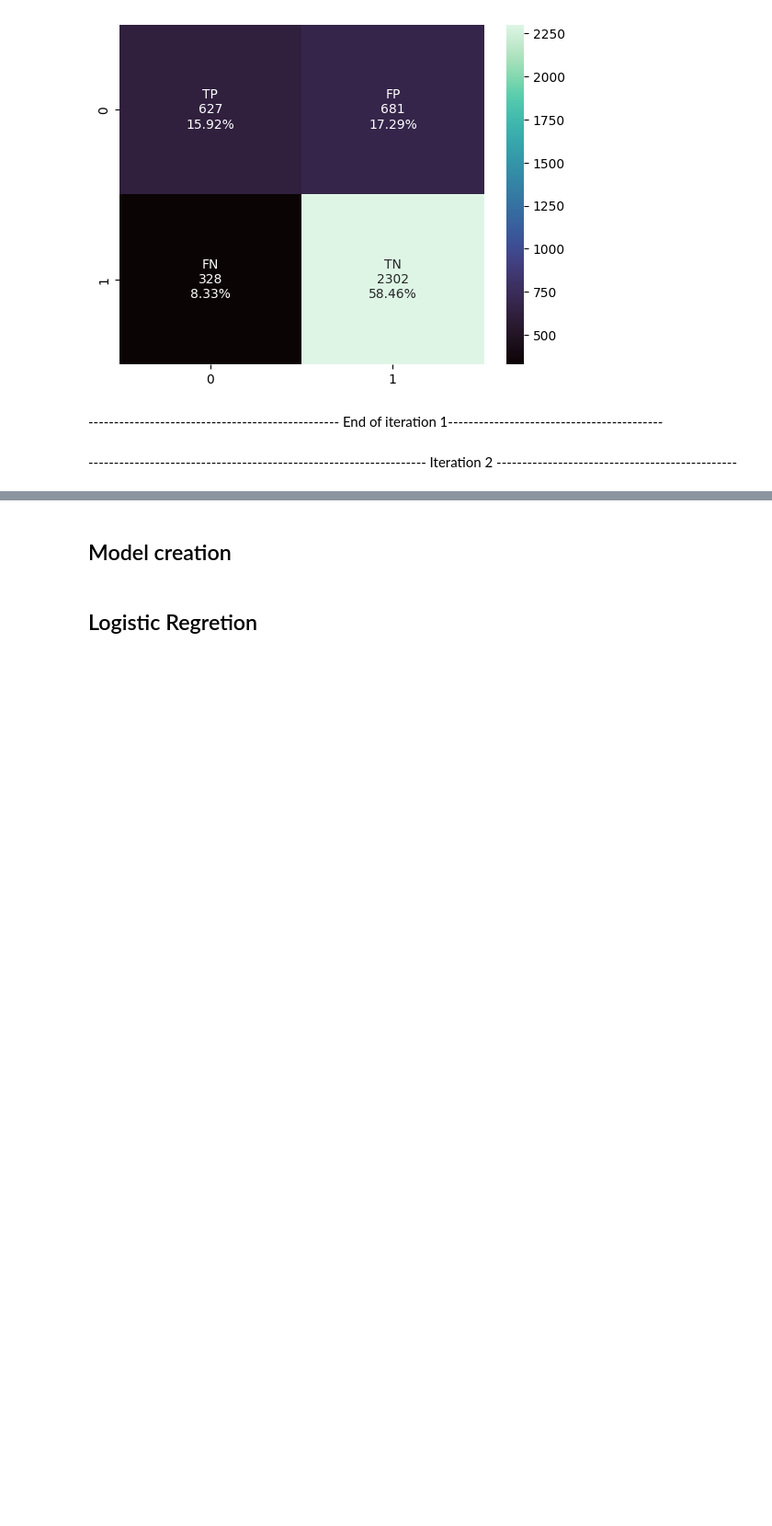
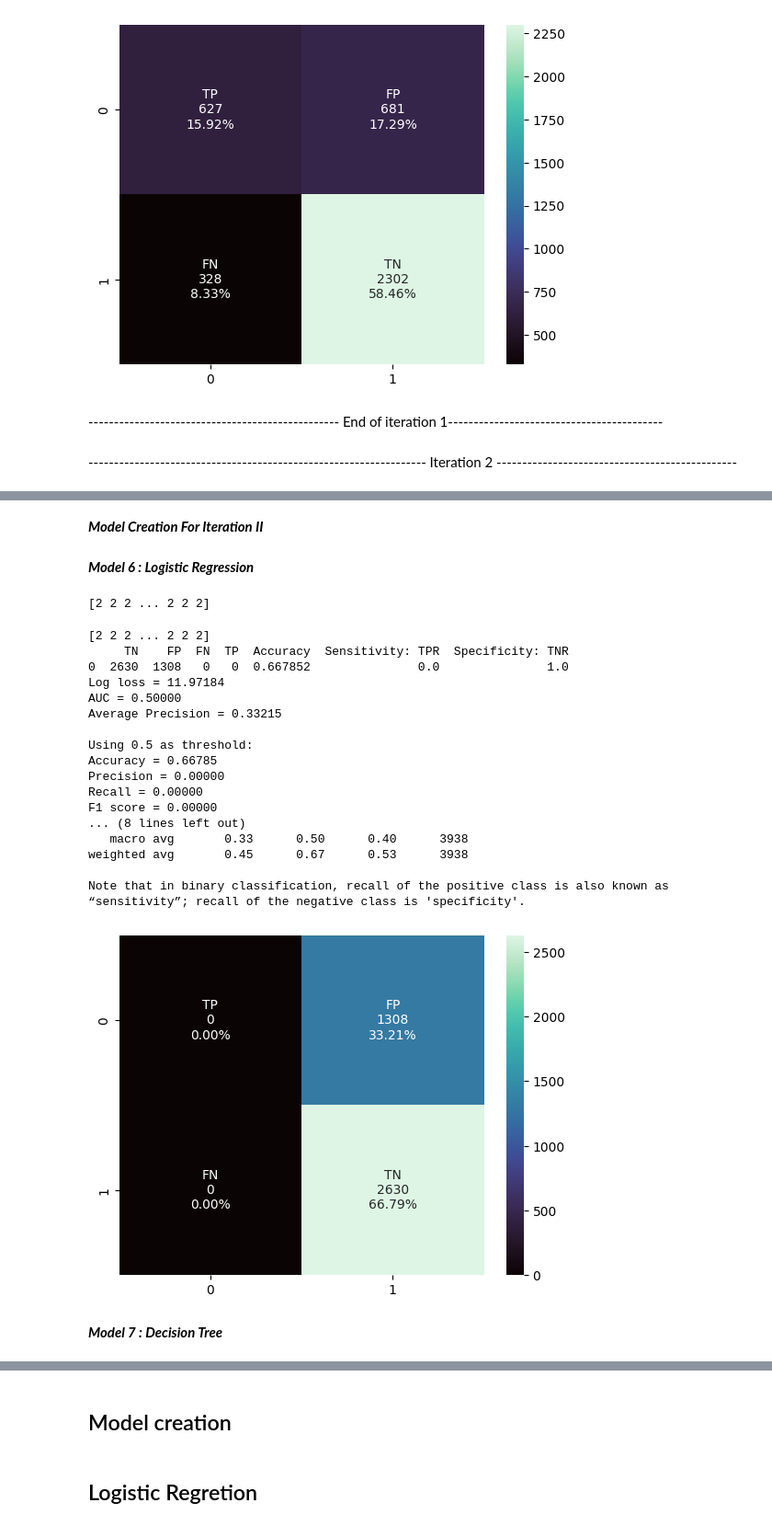
Before and after one commit to hicranA/2018_BRFSS_survey_data_anlaysis, a Jupyter notebook: dataProcessing.ipynb, the cells around one changed output, grey strips where cells are left out. Shown: that part at 92% size. Saved outputs shown, nothing was run; the diff lists cells and outputs as text; code cells hidden in the pictures; blank space fills up the shorter version.

Commit message:
iteration 5

```diff
--- a/dataProcessing.ipynb
+++ b/dataProcessing.ipynb
@@ -132,9 +136,10 @@ selected column names Index(['x.age80', 'x.ageg5yr', 'x.age.g', 'employ1', 'diff
 # %%
 def lRMaker(X_train, y_train, X_test):
     # instantiate the model (using the default parameters)
-    m = LogisticRegression(random_state=0) # initialize lr
+    m = LogisticRegression (solver='lbfgs', max_iter=1000,random_state=16) # initialize lr
     m.fit(X_train,y_train.values.ravel())# fit the training data to train the data
     y_pred = m.predict(X_test) # use test data to predict
+    print(y_pred)
     return m, y_pred
 # %%
 def printAccuracy(y_test, y_pred):
@@ -341,0 +352,30 @@ Note that in binary classification, recall of the positive class is also known a
+# %%
+
+def chiFeatures(X_train,numeric_var, y_train):
+    X_categorical= X_train.loc[ :,  ~X_train.columns.isin(numeric_var)]
+    f_p_values=chi2(X_categorical,y_train)
+    # highier the p value lower the importance
+    # A p-value less than 0.05 is typically considered to be statistically significant
+    p_values=pd.Series(f_p_values[1])
+    p_values.index=X_categorical.columns
+    p_values.sort_values(ascending=False, inplace=True)
+    column_name= p_values.index.to_list()
+    values= p_values.values.tolist()
+    data= pd.DataFrame(data=values,columns=['p_values'] ) # 0000001
+    data["featureNames"] = column_name
+    # this will eliminate our features to 20
+    cat= data[data["p_values"]>0.00000000000000000000000001].featureNames.to_list()
+    len(cat)
+    return cat
+
+def dropCorr(categorical_var, X_train,X_test ):
+    # categorical elimination
+    X_train_reduced= X_train.loc[ :,  ~X_train.columns.isin(categorical_var) ]
+    X_test_reduced = X_test.loc[ :,  ~X_test.columns.isin(categorical_var) ]
+    return X_train_reduced, X_test_reduced
+# %%
+categorical_var = chiFeatures(X_train,numeric_var, y_train)
+X_train_reduced2, X_test_reduced2= dropCorr(categorical_var, X_train,X_test )
+print("new size X_train",X_train_reduced2.shape )
+print("new size X_train",X_test_reduced2.shape )
+print("selected column names",X_train_reduced2.columns)
@@ -341,0 +393,31 @@ Note that in binary classification, recall of the positive class is also known a
+# %% [markdown]
+***Model Creation For Iteration II***
+# %% [markdown]
+***Model 6 : Logistic Regression***
+# %%
+m6_lr, m6_y_pred_lr= lRMaker(X_train=X_train_reduced2, y_train=y_train, X_test=X_test_reduced2)
+# %% [output]
+[2 2 2 ... 2 2 2]
+# %%
+m6_lr_result = printAccuracy(y_test, m6_y_pred_lr)
+# %% [output]
+[2 2 2 ... 2 2 2]
+     TN    FP  FN  TP  Accuracy  Sensitivity: TPR  Specificity: TNR
+0  2630  1308   0   0  0.667852               0.0               1.0
+Log loss = 11.97184
+AUC = 0.50000
+Average Precision = 0.33215
+
+Using 0.5 as threshold:
+Accuracy = 0.66785
+Precision = 0.00000
+Recall = 0.00000
+F1 score = 0.00000
+... (8 lines left out)
+   macro avg       0.33      0.50      0.40      3938
+weighted avg       0.45      0.67      0.53      3938
+
+Note that in binary classification, recall of the positive class is also known as “sensitivity”; recall of the negative class is 'specificity'.
+[figure, added]
+# %% [markdown]
+***Model 7 : Decision Tree***
```
Also changed, not shown: parts of 81 cells of this notebook.
